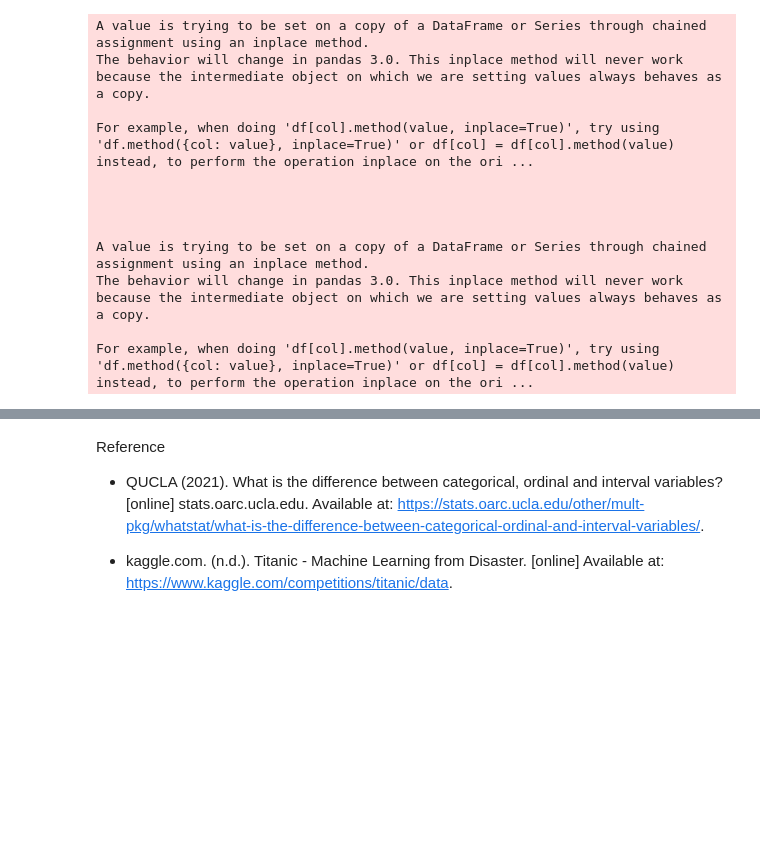
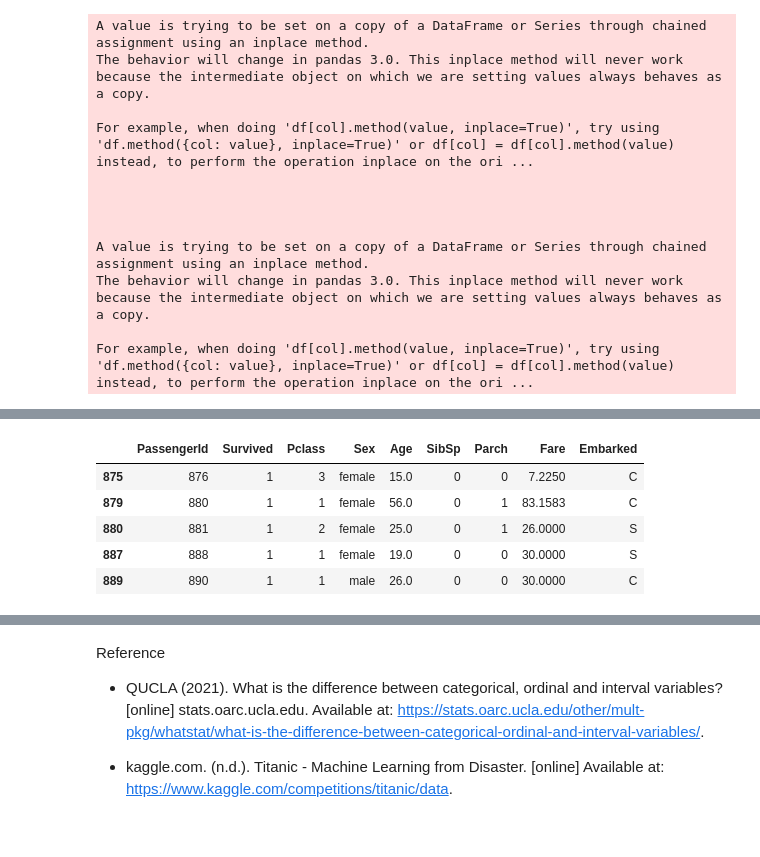
Before and after one commit to SalAbdiaziz01/Exploratory-Data-Analysis-Titanic, a Jupyter notebook: Exploratory Data Analysis.ipynb, the cells around one changed output, grey strips where cells are left out. Cells and saved outputs as stored; diff of their text form; code cells hidden in the pictures; blank space fills up the shorter version.

```diff
--- a/Exploratory Data Analysis.ipynb
+++ b/Exploratory Data Analysis.ipynb
@@ -639,0 +654,25 @@ plt.show()
+# %%
+#Convert categorical variable to values back to string
+df_titanic['Sex'] = df_titanic['Sex'].map({
+    0:'male',
+    1:'female'
+})
+
+df_titanic['Embarked'] = df_titanic['Embarked'].map({
+    0:'S',
+    1:'C',
+    2:'Q'
+})
+
+#Creating a new dataframe when the person has survived the titanic event by setting the column 'Survived' == 1
+df_survived = df_titanic[df_titanic['Survived'] == 1]
+
+#Showing the tail end of the dataframe of 'df_survived'
+df_survived.tail()
+# %% [output]
+|  | PassengerId | Survived | Pclass | Sex | Age | SibSp | Parch | Fare | Embarked |
+| 875 | 876 | 1 | 3 | female | 15.0 | 0 | 0 | 7.2250 | C |
+| 879 | 880 | 1 | 1 | female | 56.0 | 0 | 1 | 83.1583 | C |
+| 880 | 881 | 1 | 2 | female | 25.0 | 0 | 1 | 26.0000 | S |
+| 887 | 888 | 1 | 1 | female | 19.0 | 0 | 0 | 30.0000 | S |
+| 889 | 890 | 1 | 1 | male | 26.0 | 0 | 0 | 30.0000 | C |
```
Also changed, not shown: parts of 13 cells of this notebook.
